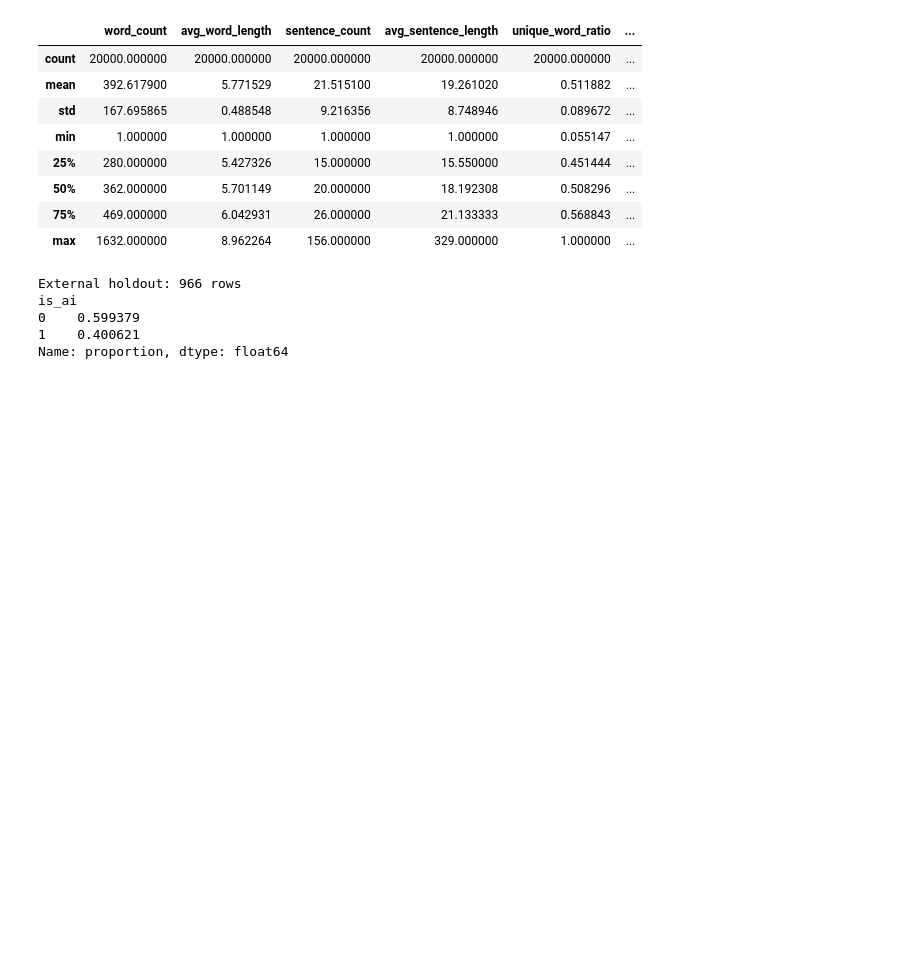
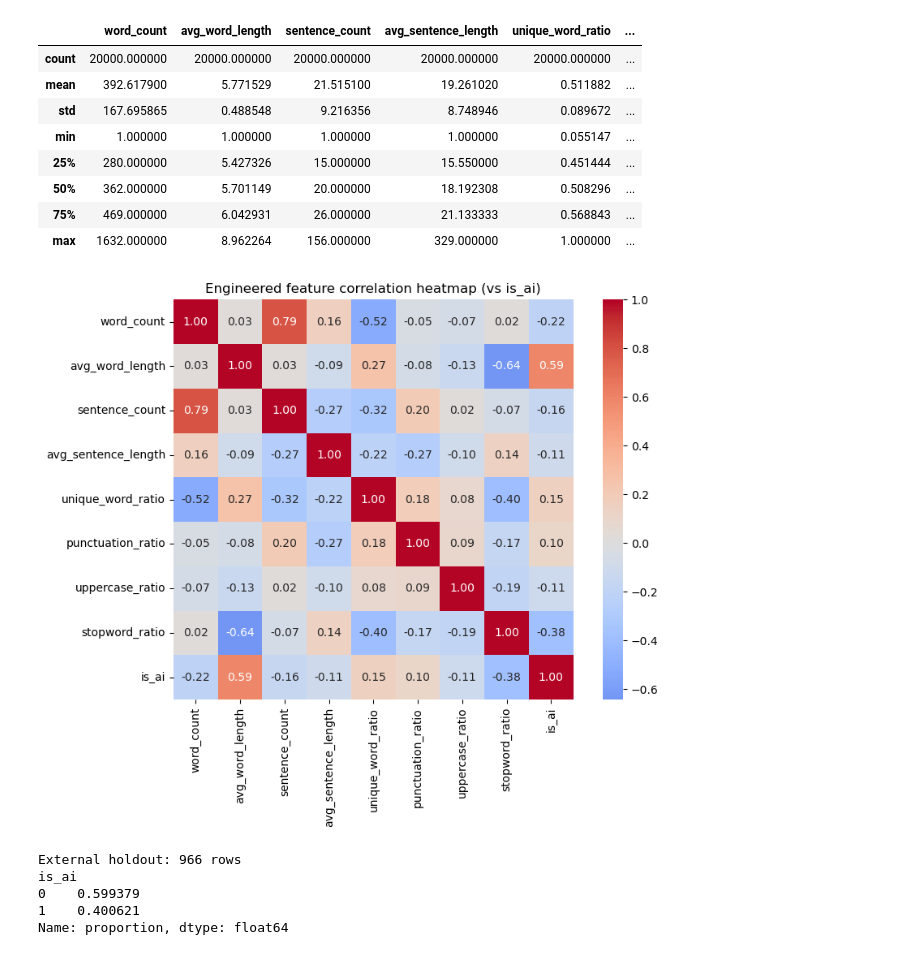
Before and after one commit to 105956658/COS30049-Group2-AI_Governance, a Jupyter notebook: eda.ipynb, the cells around one changed output. Cells and saved outputs as stored; diff of their text form; code cells hidden in the pictures; blank space fills up the shorter version.

Commit message:
Added correlation heatmap & references for function words

```diff
--- a/eda.ipynb
+++ b/eda.ipynb
@@ -377,6 +382,16 @@ sample[feature_cols].describe()
 | 50% | 362.000000 | 5.701149 | 20.000000 | 18.192308 | 0.508296 | ... |
 | 75% | 469.000000 | 6.042931 | 26.000000 | 21.133333 | 0.568843 | ... |
 | max | 1632.000000 | 8.962264 | 156.000000 | 329.000000 | 1.000000 | ... |
+# %%
+corr = sample[feature_cols + ['is_ai']].corr()
+
+plt.figure(figsize=(9, 7))
+sns.heatmap(corr, annot=True, cmap='coolwarm', center=0, fmt='.2f', square=True)
+plt.title('Engineered feature correlation heatmap (vs is_ai)')
+plt.tight_layout()
+plt.show()
+# %% [output]
+[figure, added]
 # %%
 # Step 6: prepare the 2026 set as a holdout
 df_2026_holdout = df_ai_2026[['text', 'is_ai']].copy()
```
Also changed, not shown: parts of 1 cell of this notebook.
